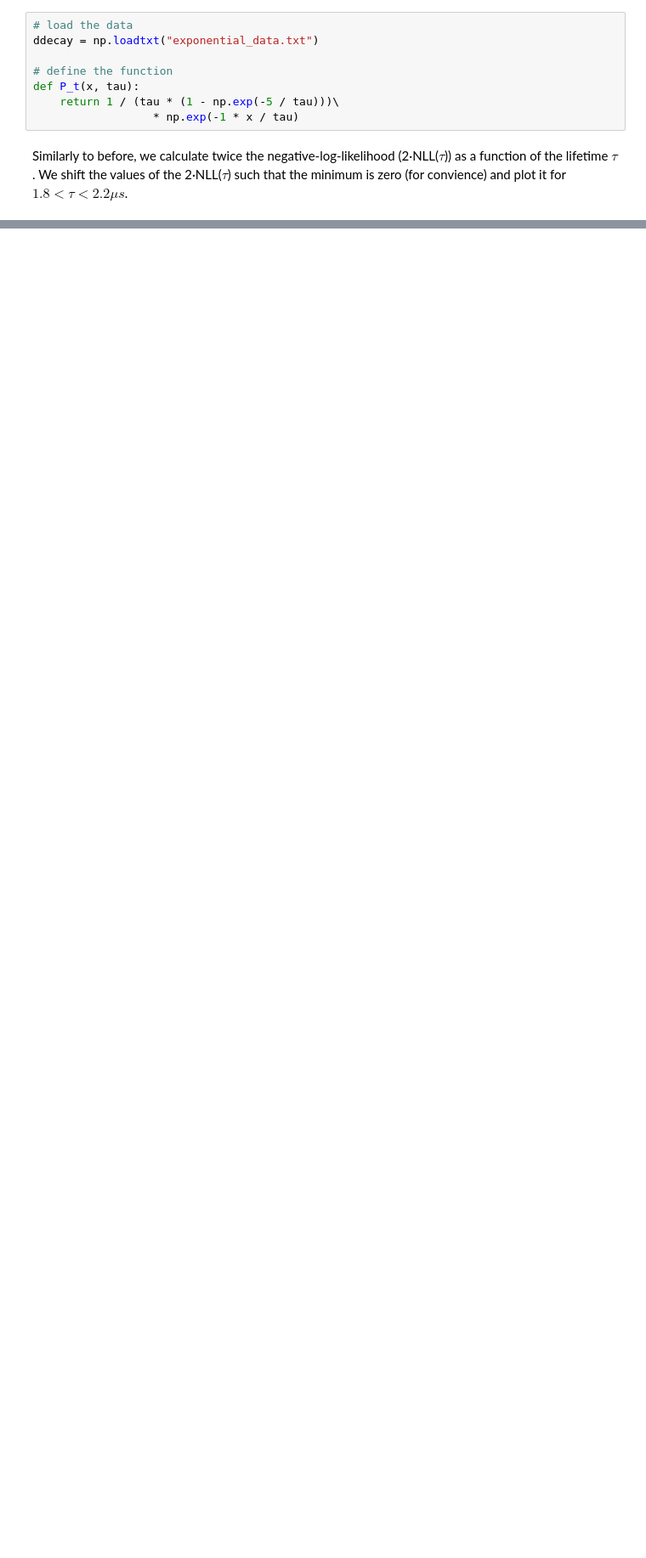
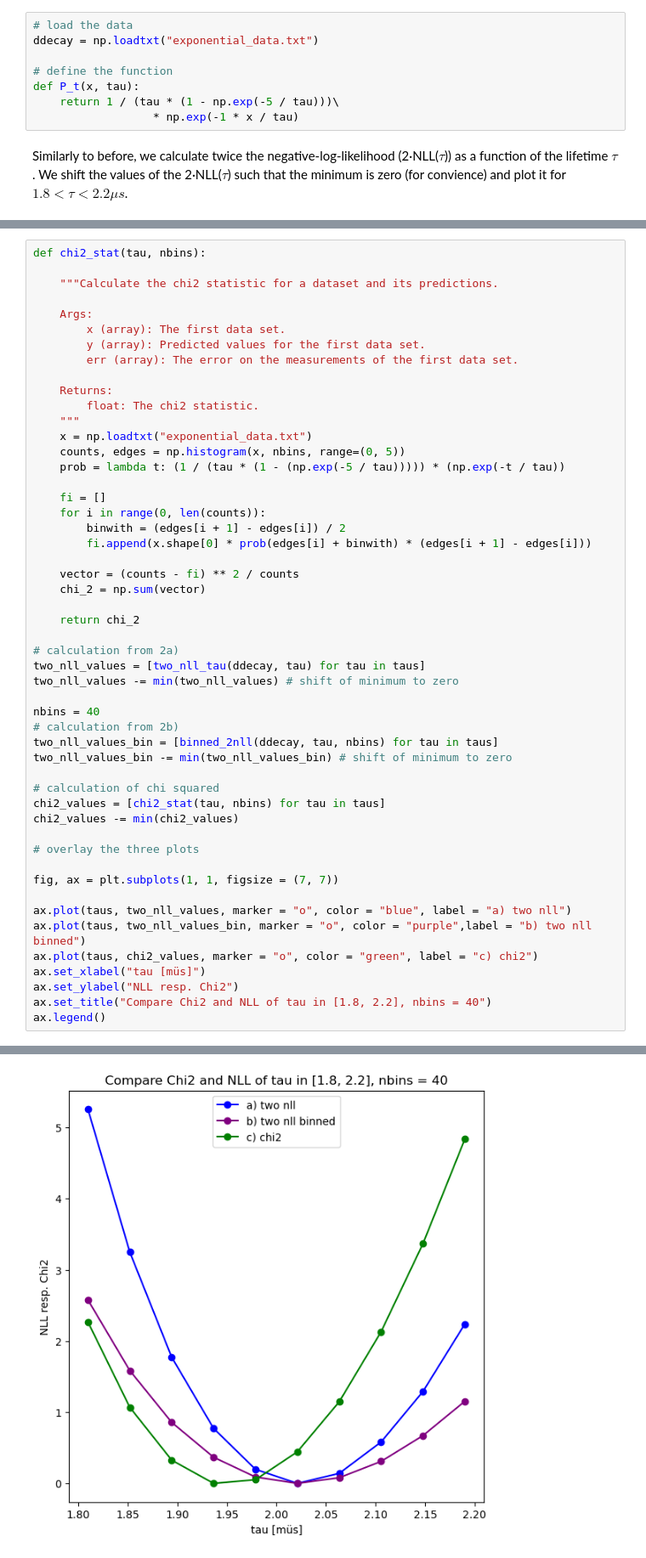
Before and after one commit to pascalbartschi/DataScience-Portfolio, a Jupyter notebook: 02-statistical-analysis-modelling/maximum_likelihood/maximum_likelihood.ipynb, the cells around one changed output, grey strips where cells are left out. Shown at 85% size. Saved outputs shown, nothing was run; the diff lists cells and outputs as text; blank space fills up the shorter version.

```diff
--- a/02-statistical-analysis-modelling/maximum_likelihood/maximum_likelihood.ipynb
+++ b/02-statistical-analysis-modelling/maximum_likelihood/maximum_likelihood.ipynb
@@ -166,0 +167,52 @@ NameError: name 'binned_2nll' is not defined
+# %%
+def chi2_stat(tau, nbins):
+
+    """Calculate the chi2 statistic for a dataset and its predictions.
+
+    Args:
+        x (array): The first data set.
+        y (array): Predicted values for the first data set.
+        err (array): The error on the measurements of the first data set.
+
+    Returns:
+        float: The chi2 statistic.
+    """
+    x = np.loadtxt("exponential_data.txt")
+    counts, edges = np.histogram(x, nbins, range=(0, 5))
+    prob = lambda t: (1 / (tau * (1 - (np.exp(-5 / tau))))) * (np.exp(-t / tau))
+
+    fi = []
+    for i in range(0, len(counts)):
+        binwith = (edges[i + 1] - edges[i]) / 2
+        fi.append(x.shape[0] * prob(edges[i] + binwith) * (edges[i + 1] - edges[i]))
+
+    vector = (counts - fi) ** 2 / counts
+    chi_2 = np.sum(vector)
+
+    return chi_2
+
+# calculation from 2a)
+two_nll_values = [two_nll_tau(ddecay, tau) for tau in taus]
+two_nll_values -= min(two_nll_values) # shift of minimum to zero
+
+nbins = 40
+# calculation from 2b)
+two_nll_values_bin = [binned_2nll(ddecay, tau, nbins) for tau in taus]
+two_nll_values_bin -= min(two_nll_values_bin) # shift of minimum to zero
+
+# calculation of chi squared
+chi2_values = [chi2_stat(tau, nbins) for tau in taus]
+chi2_values -= min(chi2_values)
+
+# overlay the three plots
+
+fig, ax = plt.subplots(1, 1, figsize = (7, 7))
+
+ax.plot(taus, two_nll_values, marker = "o", color = "blue", label = "a) two nll")
+ax.plot(taus, two_nll_values_bin, marker = "o", color = "purple",label = "b) two nll binned")
+ax.plot(taus, chi2_values, marker = "o", color = "green", label = "c) chi2")
+ax.set_xlabel("tau [müs]")
+ax.set_ylabel("NLL resp. Chi2")
+ax.set_title("Compare Chi2 and NLL of tau in [1.8, 2.2], nbins = 40")
+ax.legend()
+# %% [output]
@@ -166,0 +220 @@ NameError: name 'binned_2nll' is not defined
+[figure, added]
```
Also changed, not shown: parts of 25 cells of this notebook, 13 other files.
